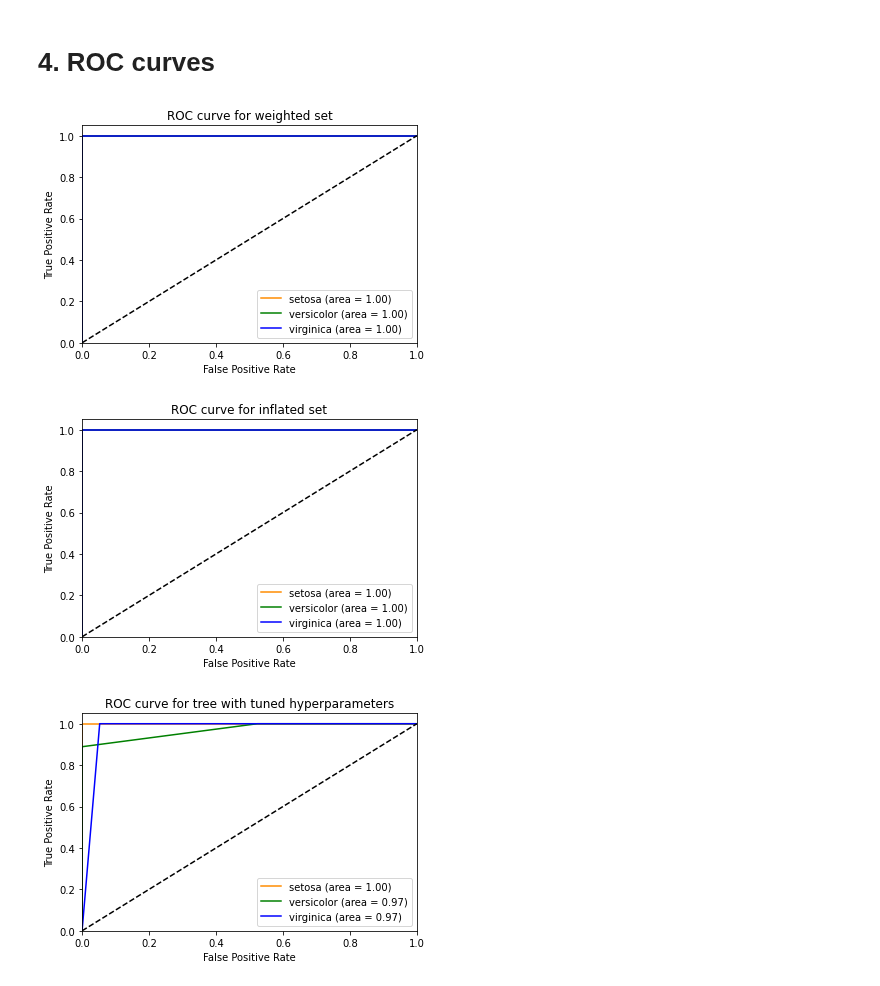
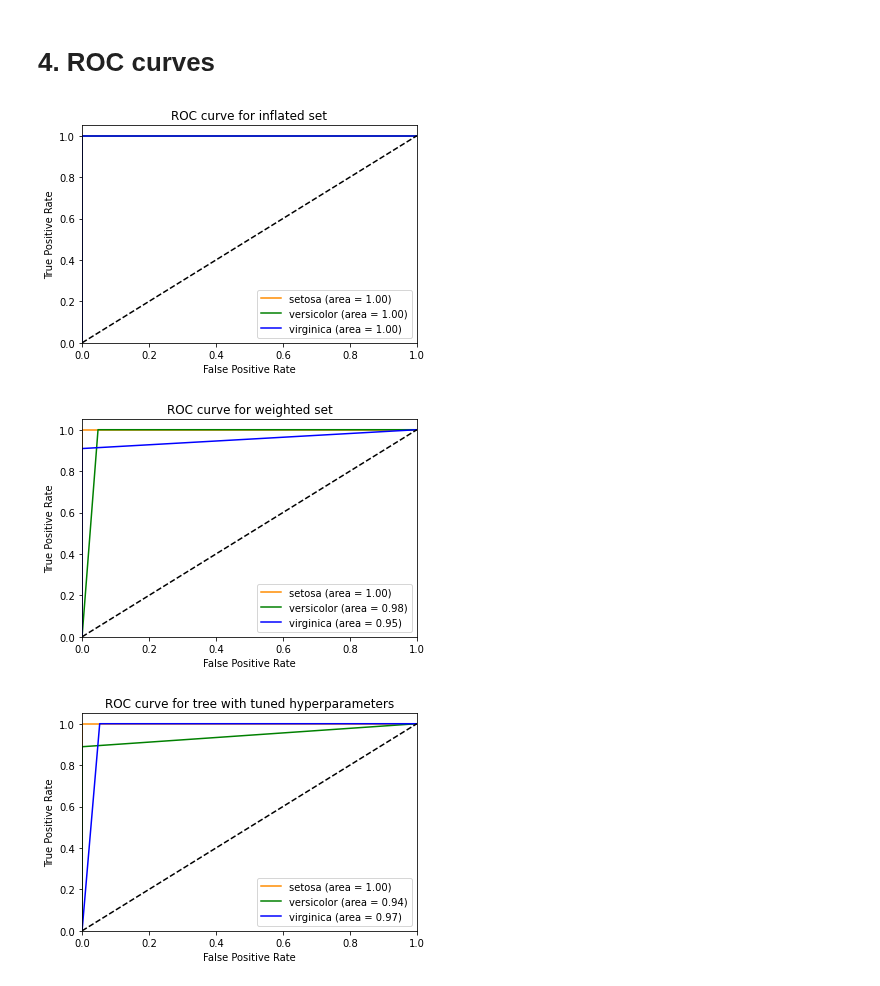
Before and after one commit to jakbtg/AAUT, a Jupyter notebook: src/meo/classification_iris_aa_21_22.ipynb, the cells around one changed output. Drawn from its saved outputs; the diff is of its cells as text; code cells hidden in the pictures.

```diff
--- a/src/meo/classification_iris_aa_21_22.ipynb
+++ b/src/meo/classification_iris_aa_21_22.ipynb
@@ -520,31 +520,6 @@ Confusion matrix for tree with tuned hyperparameters
 # %%
 from sklearn.metrics import roc_curve, auc
 import matplotlib.pyplot as plt
-
-# plotting roc curve for weighted set
-probs = weighted_clf.predict_proba(X_test)
-c1 = probs[:,0]
-c2 = probs[:,1]
-c3 = probs[:,2]
-
-fpr1, tpr1, thresholds1 = roc_curve(y_test, c1, pos_label=0)
-fpr2, tpr2, thresholds2 = roc_curve(y_test, c2, pos_label=1)
-fpr3, tpr3, thresholds3 = roc_curve(y_test, c3, pos_label=2)
-roc_auc1 = auc(fpr1, tpr1)
-roc_auc2 = auc(fpr2, tpr2)
-roc_auc3 = auc(fpr3, tpr3)
-plt.figure()
-plt.plot(fpr1, tpr1, color='darkorange', label='setosa (area = %0.2f)' % roc_auc1)
-plt.plot(fpr2, tpr2, color='green', label='versicolor (area = %0.2f)' % roc_auc2)
-plt.plot(fpr3, tpr3, color='blue', label='virginica (area = %0.2f)' % roc_auc3)
-plt.plot([0, 1], [0, 1], color='black', linestyle='--')
-plt.xlim([0.0, 1.0])
-plt.ylim([0.0, 1.05])
-plt.xlabel('False Positive Rate')
-plt.ylabel('True Positive Rate')
-plt.title('ROC curve for weighted set')
-plt.legend(loc="lower right")
-plt.show()
 
 # plotting roc curve for inflated set
 probs = original_clf.predict_proba(X_test)
@@ -569,33 +544,66 @@ plt.xlabel('False Positive Rate')
 plt.ylabel('True Positive Rate')
 plt.title('ROC curve for inflated set')
 plt.legend(loc="lower right")
 plt.show()
 
+# plotting roc curve for weighted set
+probs = weighted_clf.predict_proba(X_test)
+c1 = probs[:,0]
+c2 = probs[:,1]
+c3 = probs[:,2]
+# set to 1 if probability is greater than 0.5, 0 otherwise
+c1 = [1 if x>0.5 else 0 for x in c1]
+c2 = [1 if x>0.5 else 0 for x in c2]
+c3 = [1 if x>0.5 else 0 for x in c3]
+
+fpr1, tpr1, thresholds1 = roc_curve(y_test, c1, pos_label=0)
+fpr2, tpr2, thresholds2 = roc_curve(y_test, c2, pos_label=1)
+fpr3, tpr3, thresholds3 = roc_curve(y_test, c3, pos_label=2)
+roc_auc1 = auc(fpr1, tpr1)
+roc_auc2 = auc(fpr2, tpr2)
+roc_auc3 = auc(fpr3, tpr3)
+plt.figure()
+plt.plot(fpr1, tpr1, color='darkorange', label='setosa (area = %0.2f)' % roc_auc1)
+plt.plot(fpr2, tpr2, color='green', label='versicolor (area = %0.2f)' % roc_auc2)
+plt.plot(fpr3, tpr3, color='blue', label='virginica (area = %0.2f)' % roc_auc3)
+plt.plot([0, 1], [0, 1], color='black', linestyle='--')
+plt.xlim([0.0, 1.0])
+plt.ylim([0.0, 1.05])
+plt.xlabel('False Positive Rate')
+plt.ylabel('True Positive Rate')
+plt.title('ROC curve for weighted set')
+plt.legend(loc="lower right")
+plt.show()
+
 # plotting roc curve for tree with tuned hyperparameters
 probs = clf5.predict_proba(X_test)
 c1 = probs[:,0]
 c2 = probs[:,1]
 c3 = probs[:,2]
+# set to 1 if probability is greater than 0.5, 0 otherwise
+c1 = [1 if x>0.5 else 0 for x in c1]
+c2 = [1 if x>0.5 else 0 for x in c2]
+c3 = [1 if x>0.5 else 0 for x in c3]
 
 fpr1, tpr1, thresholds1 = roc_curve(y_test, c1, pos_label=0)
 fpr2, tpr2, thresholds2 = roc_curve(y_test, c2, pos_label=1)
 fpr3, tpr3, thresholds3 = roc_curve(y_test, c3, pos_label=2)
 roc_auc1 = auc(fpr1, tpr1)
 roc_auc2 = auc(fpr2, tpr2)
 roc_auc3 = auc(fpr3, tpr3)
 plt.figure()
 plt.plot(fpr1, tpr1, color='darkorange', label='setosa (area = %0.2f)' % roc_auc1)
 plt.plot(fpr2, tpr2, color='green', label='versicolor (area = %0.2f)' % roc_auc2)
 plt.plot(fpr3, tpr3, color='blue', label='virginica (area = %0.2f)' % roc_auc3)
 plt.plot([0, 1], [0, 1], color='black', linestyle='--')
 plt.xlim([0.0, 1.0])
 plt.ylim([0.0, 1.05])
 plt.xlabel('False Positive Rate')
 plt.ylabel('True Positive Rate')
 plt.title('ROC curve for tree with tuned hyperparameters')
 plt.legend(loc="lower right")
 plt.show()
 # %% [output]
-[figure, old version]
+[figure, new version]
-[figure, old version]
+[figure, new version]
-[figure, old version]
+[figure, new version]
```
